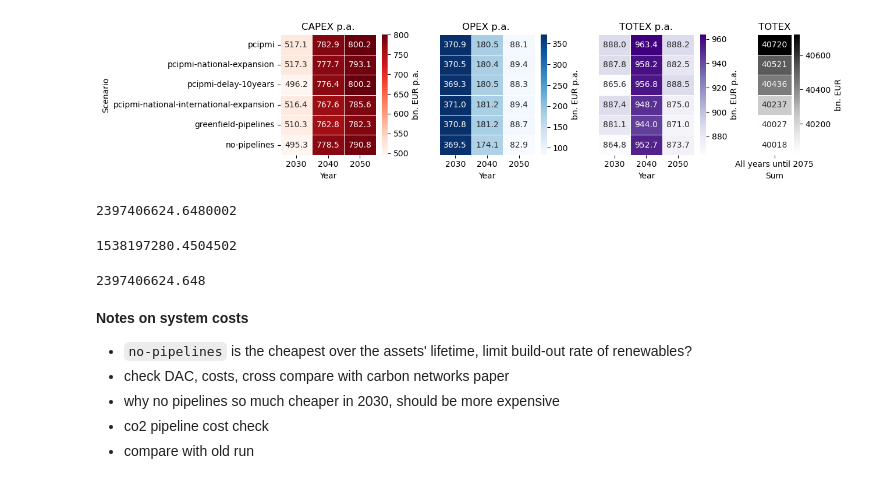
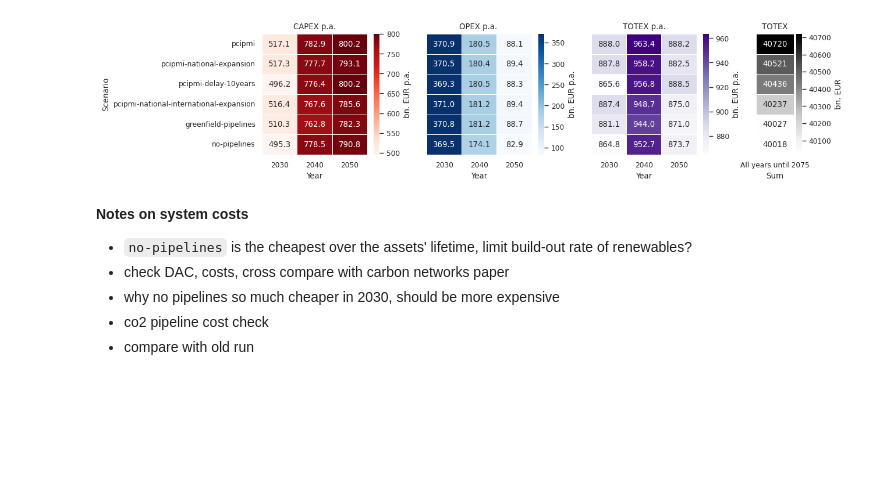
Before and after one commit to bobbyxng/pci-pmi-policy-targets, a Jupyter notebook: workflow/notebooks/first-run.ipynb, the cells around one changed output. Cells and saved outputs as stored; diff of their text form; code cells hidden in the pictures; blank space fills up the shorter version.

Commit message:
Moved sequestration costs to OPEX of sequestration link + first results + plots

```diff
--- a/workflow/notebooks/first-run.ipynb
+++ b/workflow/notebooks/first-run.ipynb
@@ -13,6 +18,7 @@ sys.path.append(os.path.abspath("../pypsa-eur-resilient/scripts"))
 # open config yaml
 RESULTS = os.path.abspath("../pypsa-eur-resilient/results") + "/"
 config = yaml.safe_load(open("../pypsa-eur-resilient/config/first-run.config.yaml", "r"))
+grouping = yaml.safe_load(open("../pypsa-eur-resilient/config/grouping.yaml", "r"))
 prefix = config["run"]["prefix"]
 runs = config["run"]["name"]
 columns = config["solve_operations"]["columns"]
@@ -29,6 +37,12 @@ for run in runs:
         n_inv = pypsa.Network(f"{RESULTS}/{prefix}/{run}/networks/base_s_{clusters}_{opts}_{sector_opts}_{planning_horizon}.nc")
         networks[(run, planning_horizon)] = n_inv
 
+        # Fill missing carriers
+        fill_missing_carriers(networks[(run, planning_horizon)])
+
+        # # Add carrier groups
+        add_carrier_groups(networks[(run, planning_horizon)], grouping)
+
 print("")
 # %% [output]
 Loading investment run: pcipmi 2030...
@@ -148,34 +156,33 @@ sns.heatmap(capex, annot=True, cmap="Reds", fmt=".1f", linewidths=0.5,
             cbar_kws={"label": "bn. EUR p.a."}, ax=ax1)
 ax1.set_title("CAPEX p.a.")
 ax1.set_xlabel("Year")
 ax1.set_ylabel("Scenario")
 
 # OPEX
 sns.heatmap(opex, annot=True, cmap="Blues", fmt=".1f", linewidths=0.5,
             cbar_kws={"label": "bn. EUR p.a."}, ax=ax2)
 ax2.set_title("OPEX p.a. ")
 ax2.set_xlabel("Year")
 ax2.set_ylabel("")  # Don't repeat "Scenario" if sharing y-axis
 
 sns.heatmap(totex, annot=True, cmap="Purples", fmt=".1f", linewidths=0.5,
             cbar_kws={"label": "bn. EUR p.a."}, ax=ax3)
 ax3.set_title("TOTEX p.a.")
 ax3.set_xlabel("Year")
 ax3.set_ylabel("")  # Don't repeat "Scenario" if sharing y-axis
 
 
 sns.heatmap(totex_sum, annot=True, cmap="Greys", fmt=".0f", linewidths=0.5,
             cbar_kws={"label": "bn. EUR"}, ax=ax4)
 ax4.set_title("TOTEX")
 ax4.set_xlabel("Sum")
 ax4.set_ylabel("")  # Don't repeat "Scenario" if sharing y-axis
 
 plt.subplots_adjust(wspace=0.1)
 
-# Sort x axis of all plots by totex_sum.index
-ax
-
 plt.tight_layout()
+# Export
+plt.savefig("figures/totex_overview.pdf", bbox_inches="tight", dpi=300)
 plt.show()
 # %% [output]
-[figure, old version]
+[figure, new version]
@@ -184,15 +189,3 @@ n = networks[("pcipmi", 2040)]
-# %%
-n.statistics.expanded_capacity().sum() + n.statistics.installed_capacity().sum()
-# %% [output]
-2397406624.6480002
-# %%
-networks[('pcipmi', 2040)].statistics.installed_capacity().sum()
-# %% [output]
-1538197280.4504502
-# %%
-networks[('pcipmi', 2040)].statistics.optimal_capacity().sum()
-# %% [output]
-2397406624.648
 # %% [markdown]
 **Notes on system costs**
 - `no-pipelines` is the cheapest over the assets' lifetime, limit build-out rate of renewables?
```
Also changed, not shown: parts of 20 cells of this notebook, 15 other files.
